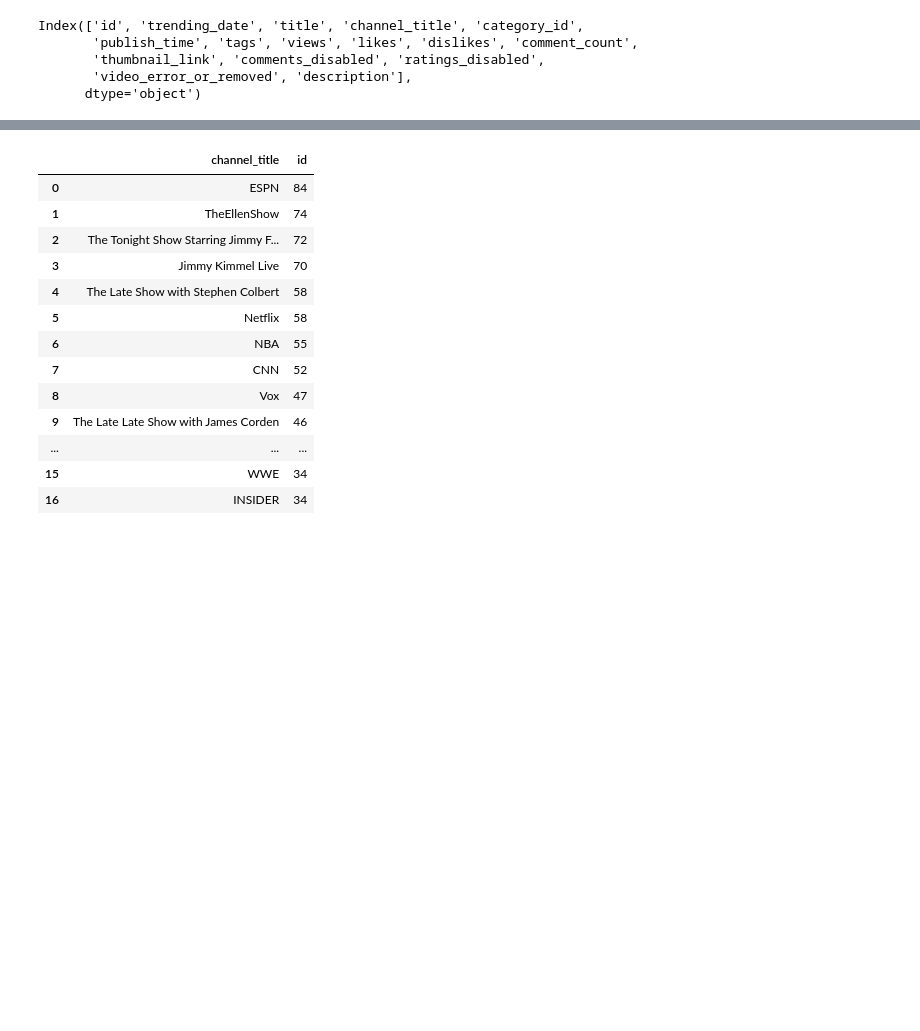
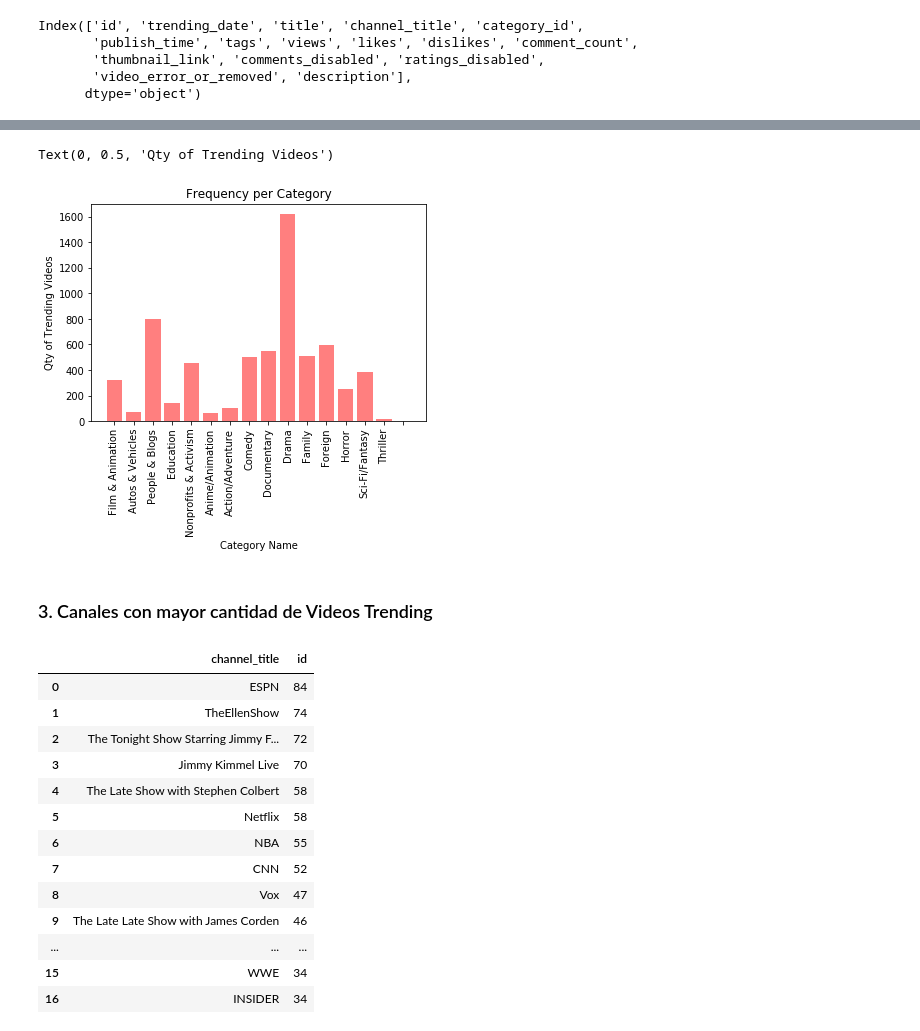
Before and after one commit to CaroMuizzi/Success-on-YouTube-Channels, a Jupyter notebook: Trending_videos.ipynb, the cells around one changed output, grey strips where cells are left out. Cells and saved outputs as stored; diff of their text form; code cells hidden in the pictures; blank space fills up the shorter version.

```diff
--- a/Trending_videos.ipynb
+++ b/Trending_videos.ipynb
@@ -132,0 +156,10 @@ Name: title, Length: 6351, dtype: int64
+# %%
+## Cual es la categoria que tiene mas videos trending?
+
+# Creating a DataFrame of top 100 videos with more days as "trending" (video_count)
+
+video_frequence_df = df.groupby(['id', 'category_id'])['id'].agg(
+                {"video_frequence": len
+                }).sort_values("video_frequence", ascending=False).reset_index()
+
+video_frequence_df.head()
@@ -132,0 +174,7 @@ Name: title, Length: 6351, dtype: int64
+# %%
+# Category frequence on trending videos:
+category_frequence = video_frequence_df.groupby("category_id").id.nunique()
+category_frequence.sort_values(ascending=False)
+category_frequence_df = pd.DataFrame(category_frequence)
+category_frequence_df= category_frequence_df.rename(columns={'id': "category_frequence"})
+category_frequence_df.sort_values('category_frequence',ascending=False).head(100)
@@ -132,0 +234,6 @@ Name: title, Length: 6351, dtype: int64
+# %%
+# Add a new column to transform category id into names
+category_frequence_df["category_name"] = ""
+#category_frequence_df.sort_values("category_frequence",ascending=False)
+category_frequence_df = category_frequence_df.reset_index()
+category_frequence_df.head()
@@ -133,3 +282,15 @@ Name: title, Length: 6351, dtype: int64
+# %%
+#category_frequence_df.plot(category_name, category_frequence, kind="bar", figsize=(20,3))
+plt.bar(category_frequence_df['category_name'], category_frequence_df['category_frequence'], facecolor="red", alpha=0.50, align="center")
+plt.xticks(rotation=90)
+plt.title("Frequency per Category")
+plt.xlabel("Category Name")
+plt.ylabel("Qty of Trending Videos")
+# %% [output]
+Text(0, 0.5, 'Qty of Trending Videos')
+[figure, added]
+# %% [markdown]
+### 3. Canales con mayor cantidad de Videos Trending
 # %%
 # crear lista de los 20 primeros canales unicos de los videos que estuvieron mas dias trending
 
```
Also changed, not shown: parts of 37 cells of this notebook.
